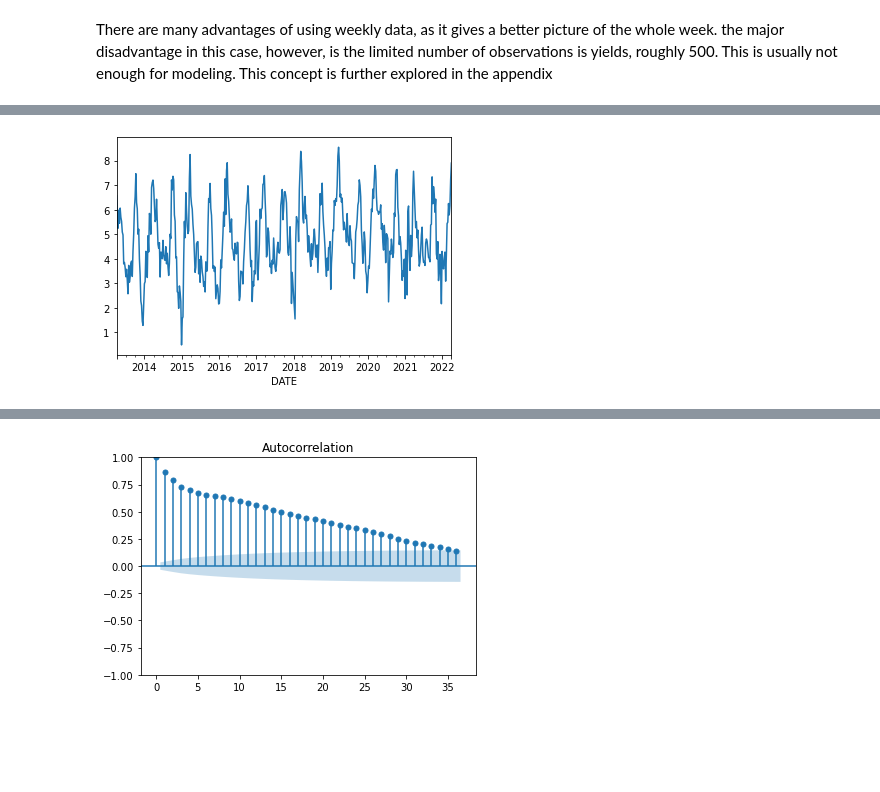
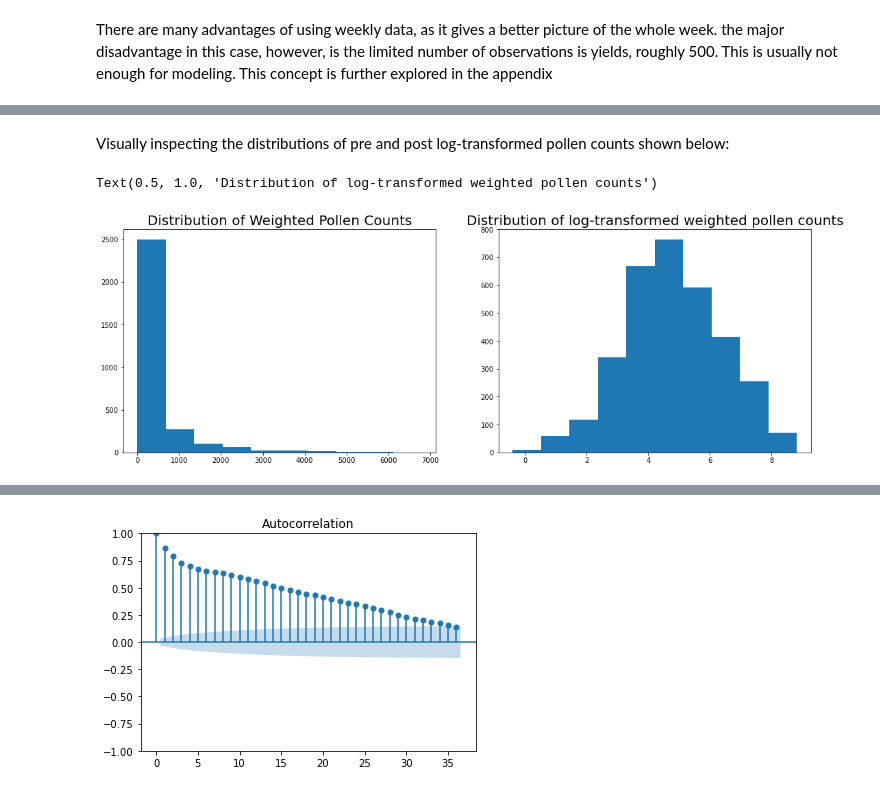
Before and after one commit to nikennedy/pollen_forecasting, a Jupyter notebook: final_notebook.ipynb, the cells around one changed output, grey strips where cells are left out. Cells and saved outputs as stored; diff of their text form; code cells hidden in the pictures; blank space fills up the shorter version.

```diff
--- a/final_notebook.ipynb
+++ b/final_notebook.ipynb
@@ -671,6 +688,12 @@ log_df['log_pollen'].plot()
-# %%
-weekly_log = log_df.resample('W').mean()
-weekly_log['log_pollen'].plot()
-shifted_weekly = weekly_log['log_pollen'].shift(365)
-# %% [output]
-[figure, removed]
+# %% [markdown]
+Visually inspecting the distributions of pre and post log-transformed pollen counts shown below:
+# %%
+#plotting histograms of pre and post log-transofrmed data
+fig, (ax1, ax2) = plt.subplots(nrows=1, ncols=2, figsize=(18,6))
+ax1.hist(log_df['pollen_weighted'])
+ax1.set_title('Distribution of Weighted Pollen Counts', size=20)
+ax2.hist(log_df['log_pollen'])
+ax2.set_title('Distribution of log-transformed weighted pollen counts', size=20)
+# %% [output]
+Text(0.5, 1.0, 'Distribution of log-transformed weighted pollen counts')
+[figure, added]
```
Also changed, not shown: parts of 26 cells of this notebook.
